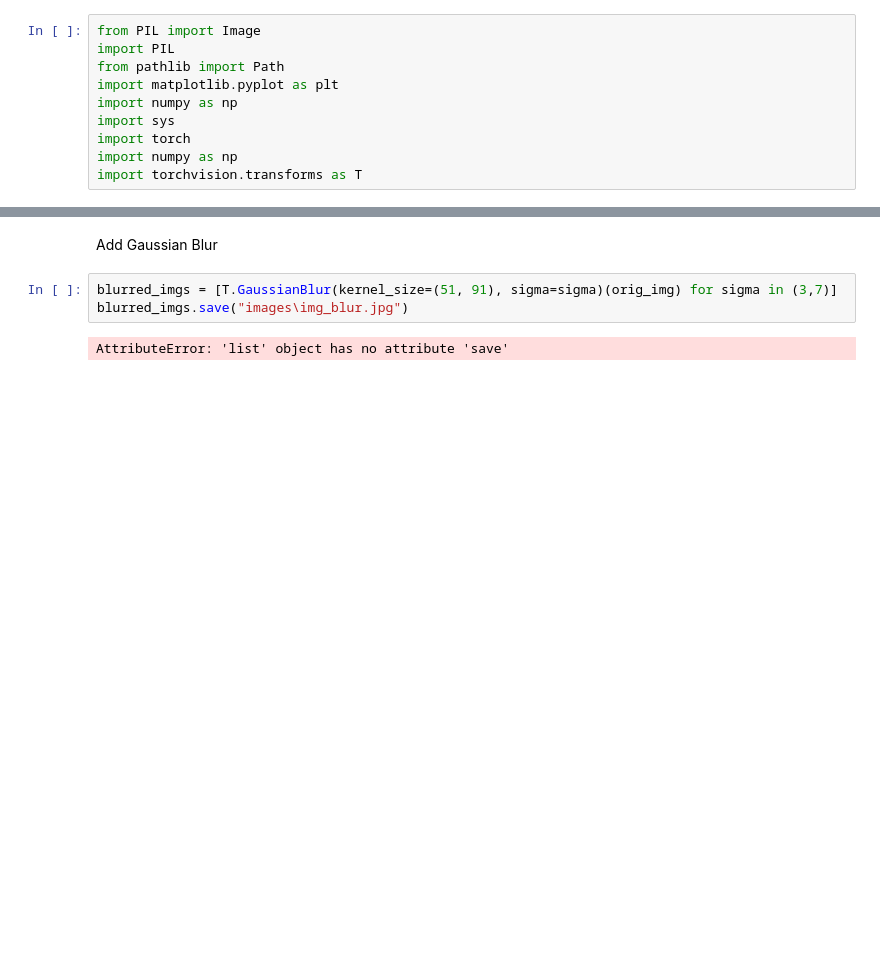
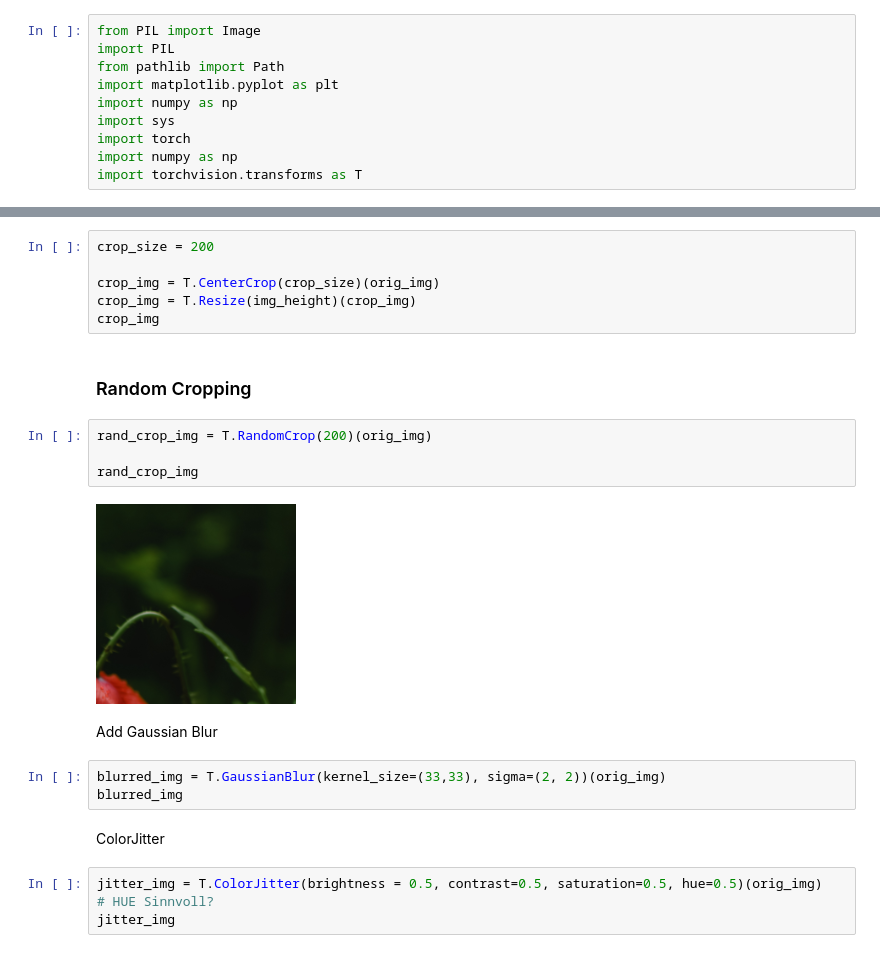
Before and after one commit to OliverThomaschewski/data_augmentation, a Jupyter notebook: data.ipynb, the cells around one changed output, grey strips where cells are left out. Saved outputs shown, nothing was run; the diff lists cells and outputs as text; blank space fills up the shorter version.

```diff
--- a/data.ipynb
+++ b/data.ipynb
@@ -69,7 +104,25 @@ gray_img.save("images\img_gray.jpg")
+# %%
+crop_size = 200
+
+crop_img = T.CenterCrop(crop_size)(orig_img)
+crop_img = T.Resize(img_height)(crop_img)
+crop_img
+# %% [markdown]
+### Random Cropping
+# %%
+rand_crop_img = T.RandomCrop(200)(orig_img)
+
+rand_crop_img
+# %% [output]
+[figure, added]
 # %% [markdown]
 Add Gaussian Blur
-# %%
-blurred_imgs = [T.GaussianBlur(kernel_size=(51, 91), sigma=sigma)(orig_img) for sigma in (3,7)]
-blurred_imgs.save("images\img_blur.jpg")
-# %% [output]
-AttributeError: 'list' object has no attribute 'save'
+# %%
+blurred_img = T.GaussianBlur(kernel_size=(33,33), sigma=(2, 2))(orig_img)
+blurred_img
+# %% [markdown]
+ColorJitter
+# %%
+jitter_img = T.ColorJitter(brightness = 0.5, contrast=0.5, saturation=0.5, hue=0.5)(orig_img)
+# HUE Sinnvoll?
+jitter_img
```
Also changed, not shown: parts of 24 cells of this notebook, 3 other files.
